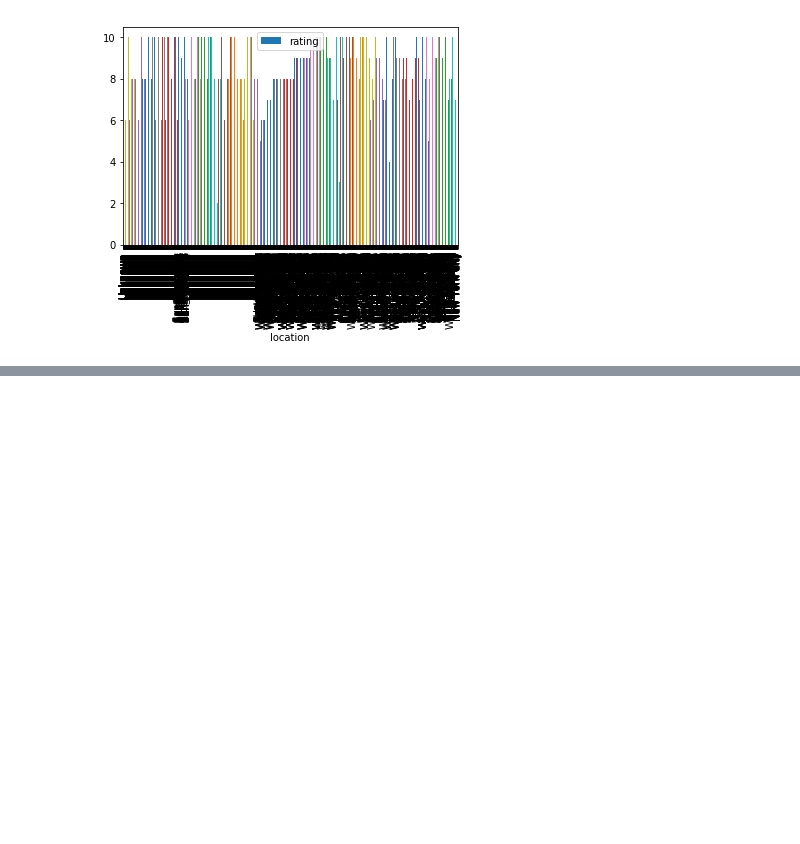
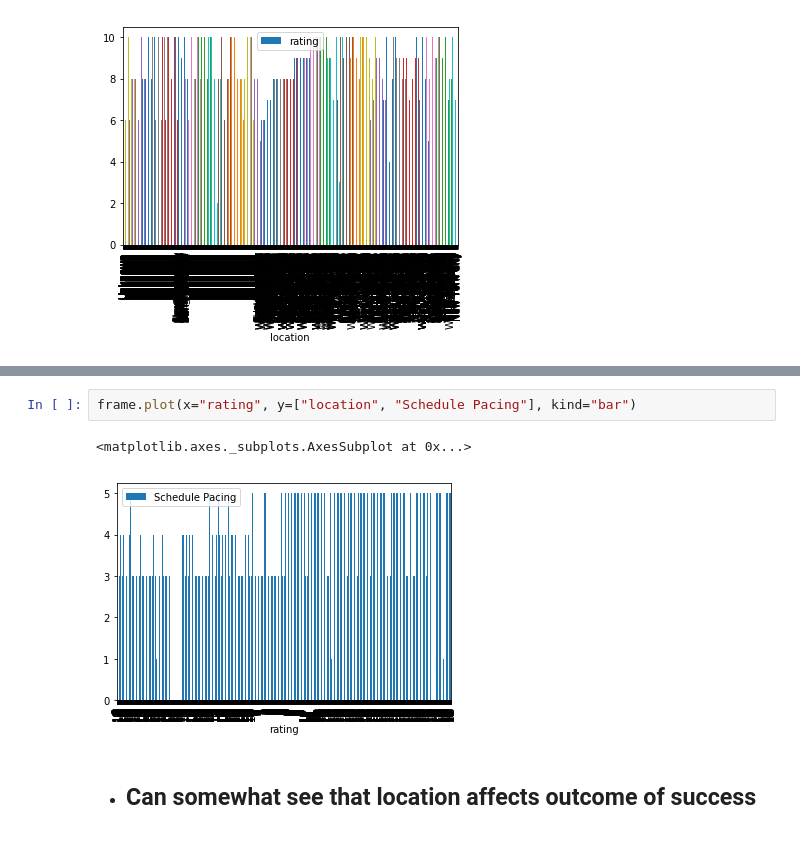
Before and after one commit to Coswold/summer_academy_analysis, a Jupyter notebook: CleaningData.ipynb, the cells around one changed output, grey strips where cells are left out. Saved outputs shown, nothing was run; the diff lists cells and outputs as text; blank space fills up the shorter version.

```diff
--- a/CleaningData.ipynb
+++ b/CleaningData.ipynb
@@ -386,0 +412,7 @@ frame.plot.bar(x='location', y='rating')
+# %%
+frame.plot(x="rating", y=["location", "Schedule Pacing"], kind="bar")
+# %% [output]
+<matplotlib.axes._subplots.AxesSubplot at 0x...>
+[figure, added]
+# %% [markdown]
+* ## Can somewhat see that location affects outcome of success
```
Also changed, not shown: parts of 7 cells of this notebook.
